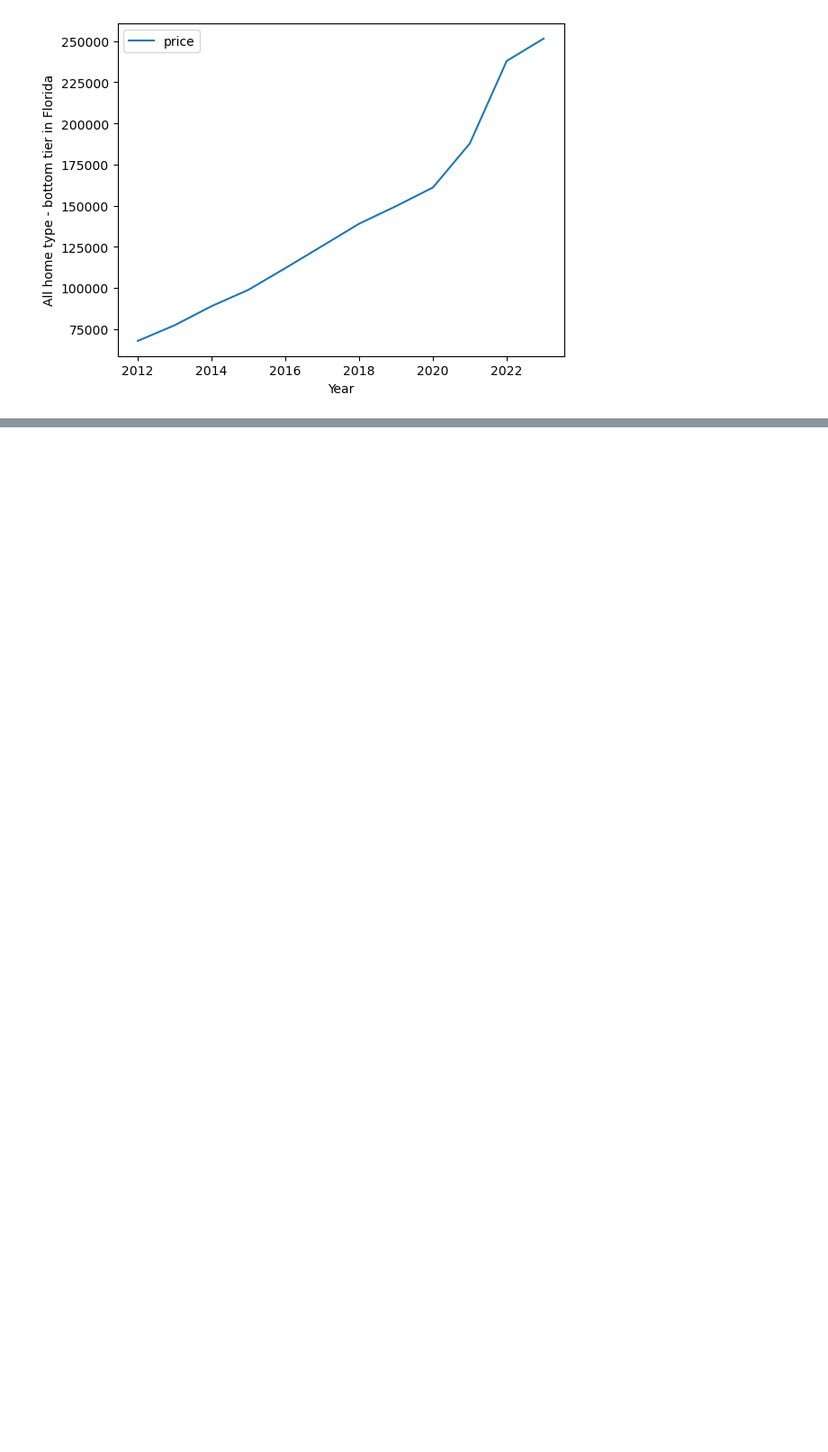
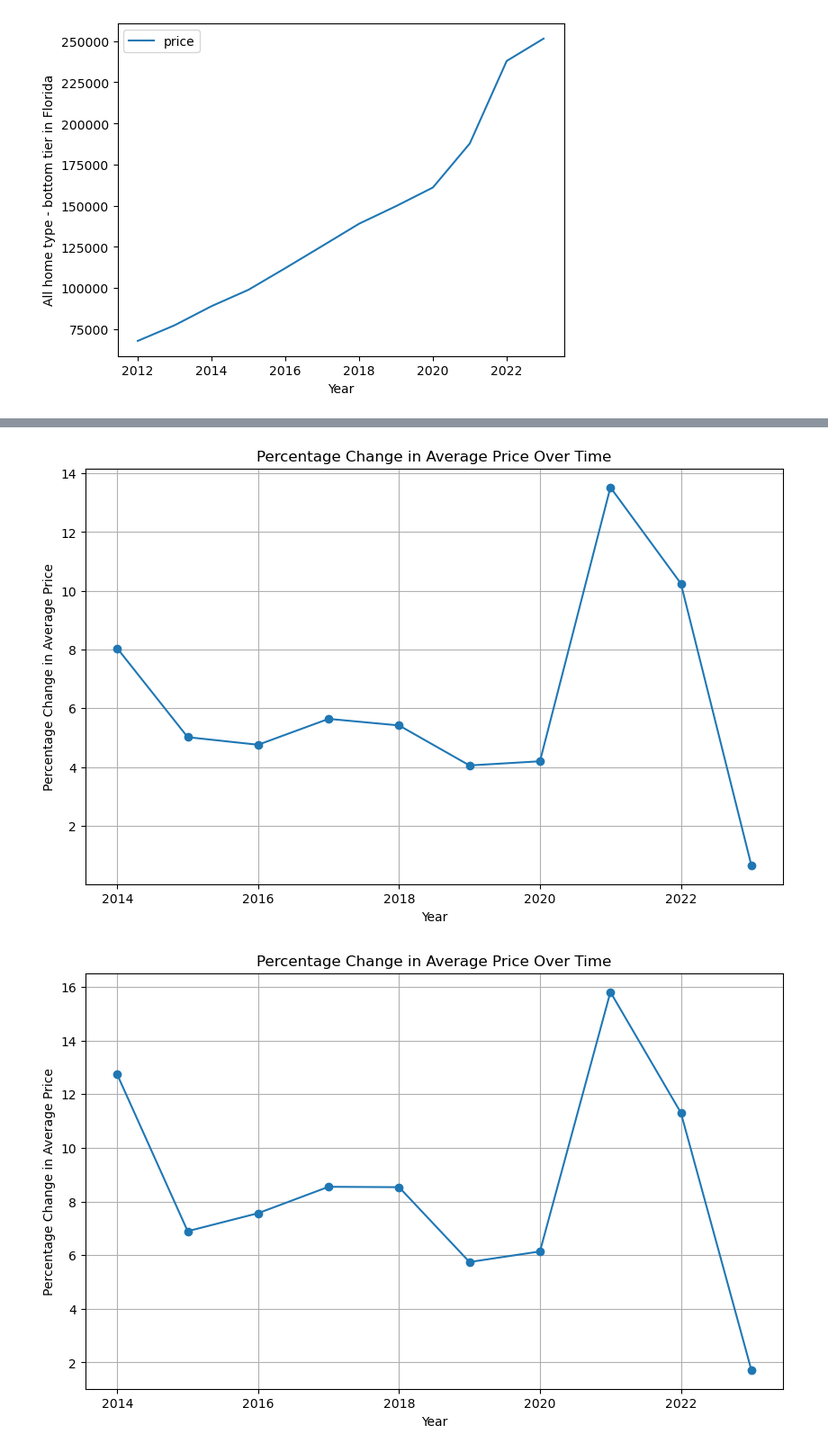
Before and after one commit to Arnawutu/Project1Group10, a Jupyter notebook: Main_Data/Data_Cleaning-Florida.ipynb, the cells around one changed output, grey strips where cells are left out. Shown at 90% size. Cells and saved outputs as stored; diff of their text form; code cells hidden in the pictures; blank space fills up the shorter version.

```diff
--- a/Main_Data/Data_Cleaning-Florida.ipynb
+++ b/Main_Data/Data_Cleaning-Florida.ipynb
@@ -401,0 +504,68 @@ Text(0, 0.5, 'All home type - bottom tier in Florida')
+# %%
+# year VS price in Michigan for property type
+
+
+# Filter the DataFrame to select only the relevant data
+MI_13 = Michigan_df[Michigan_df['property type'] == 'All home types - top tier']
+
+# Group by 'Year' and calculate the mean of 'price'
+MI_plot13 = MI_13.groupby('year')['price'].mean()
+
+# Calculate the percentage change from the previous year
+percentage_change = MI_plot13.pct_change() * 100
+
+# Create the line plot for percentage change
+plt.figure(figsize=(10, 6))  # Adjust the figure size if needed
+plt.plot(percentage_change.index, percentage_change.values, marker='o', linestyle='-')
+plt.xlabel('Year')
+plt.ylabel('Percentage Change in Average Price')
+plt.title('Percentage Change in Average Price Over Time')
+plt.grid(True)
+
+# Show the plot
+plt.show()
+
+
+# Filter the DataFrame to select only the relevant data
+MI_14 = Michigan_df[Michigan_df['property type'] == '3 bedroom homes']
+
+# Group by 'Year' and calculate the mean of 'price'
+MI_plot14 = MI_14.groupby('year')['price'].mean()
+
+# Calculate the percentage change from the previous year
+percentage_change = MI_plot14.pct_change() * 100
+
+# Create the line plot for percentage change
+plt.figure(figsize=(10, 6))  # Adjust the figure size if needed
+plt.plot(percentage_change.index, percentage_change.values, marker='o', linestyle='-')
+plt.xlabel('Year')
+plt.ylabel('Percentage Change in Average Price')
+plt.title('Percentage Change in Average Price Over Time')
+plt.grid(True)
+
+# Show the plot
+plt.show()
+
+
+# Filter the DataFrame to select only the relevant data
+MI_15 = Michigan_df[Michigan_df['property type'] == 'condo']
+
+# Group by 'Year' and calculate the mean of 'price'
+MI_plot15 = MI_15.groupby('year')['price'].mean()
+
+# Calculate the percentage change from the previous year
+percentage_change = MI_plot13.pct_change() * 100
+
+# Create the line plot for percentage change
+plt.figure(figsize=(10, 6))  # Adjust the figure size if needed
+plt.plot(percentage_change.index, percentage_change.values, marker='o', linestyle='-')
+plt.xlabel('Year')
+plt.ylabel('Percentage Change in Average Price')
+plt.title('Percentage Change in Average Price Over Time')
+plt.grid(True)
+
+# Show the plot
+plt.show()
+# %% [output]
+[figure, added]
+[figure, added]
```
Also changed, not shown: parts of 18 cells of this notebook, 5 other files.
